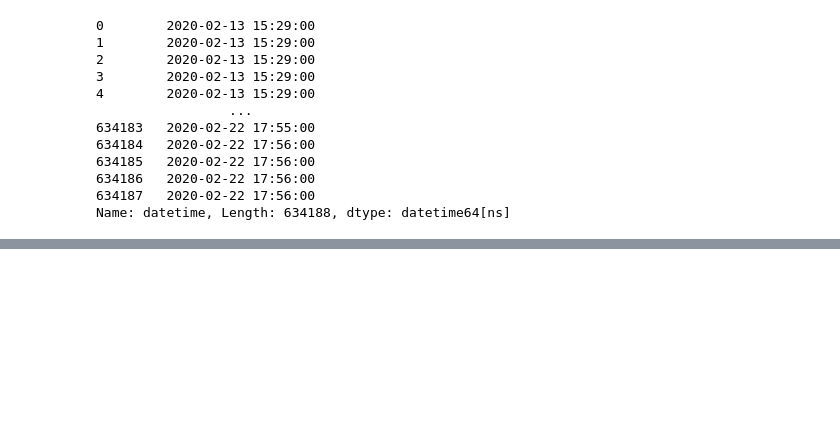
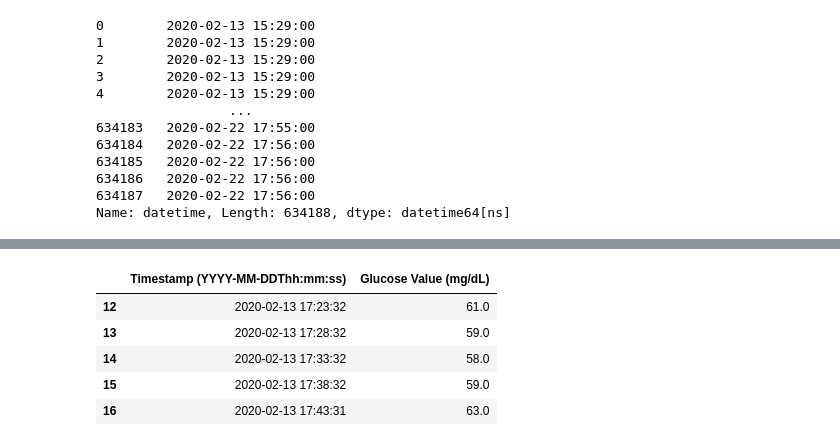
Before and after one commit to KrazyKats/glycemic_charts, a Jupyter notebook: eda.ipynb, the cells around one changed output, grey strips where cells are left out. Drawn from its saved outputs; the diff is of its cells as text; code cells hidden in the pictures; blank space fills up the shorter version.

```diff
--- a/eda.ipynb
+++ b/eda.ipynb
@@ -125,0 +153,9 @@ ValueError: Mime type rendering requires nbformat>=4.2.0 but it is not installed
+# %%
+dex[0].head()
+# %% [output]
+|  | Timestamp (YYYY-MM-DDThh:mm:ss) | Glucose Value (mg/dL) |
+| 12 | 2020-02-13 17:23:32 | 61.0 |
+| 13 | 2020-02-13 17:28:32 | 59.0 |
+| 14 | 2020-02-13 17:33:32 | 58.0 |
+| 15 | 2020-02-13 17:38:32 | 59.0 |
+| 16 | 2020-02-13 17:43:31 | 63.0 |
```
Also changed, not shown: parts of 9 cells of this notebook, 3 other files.
